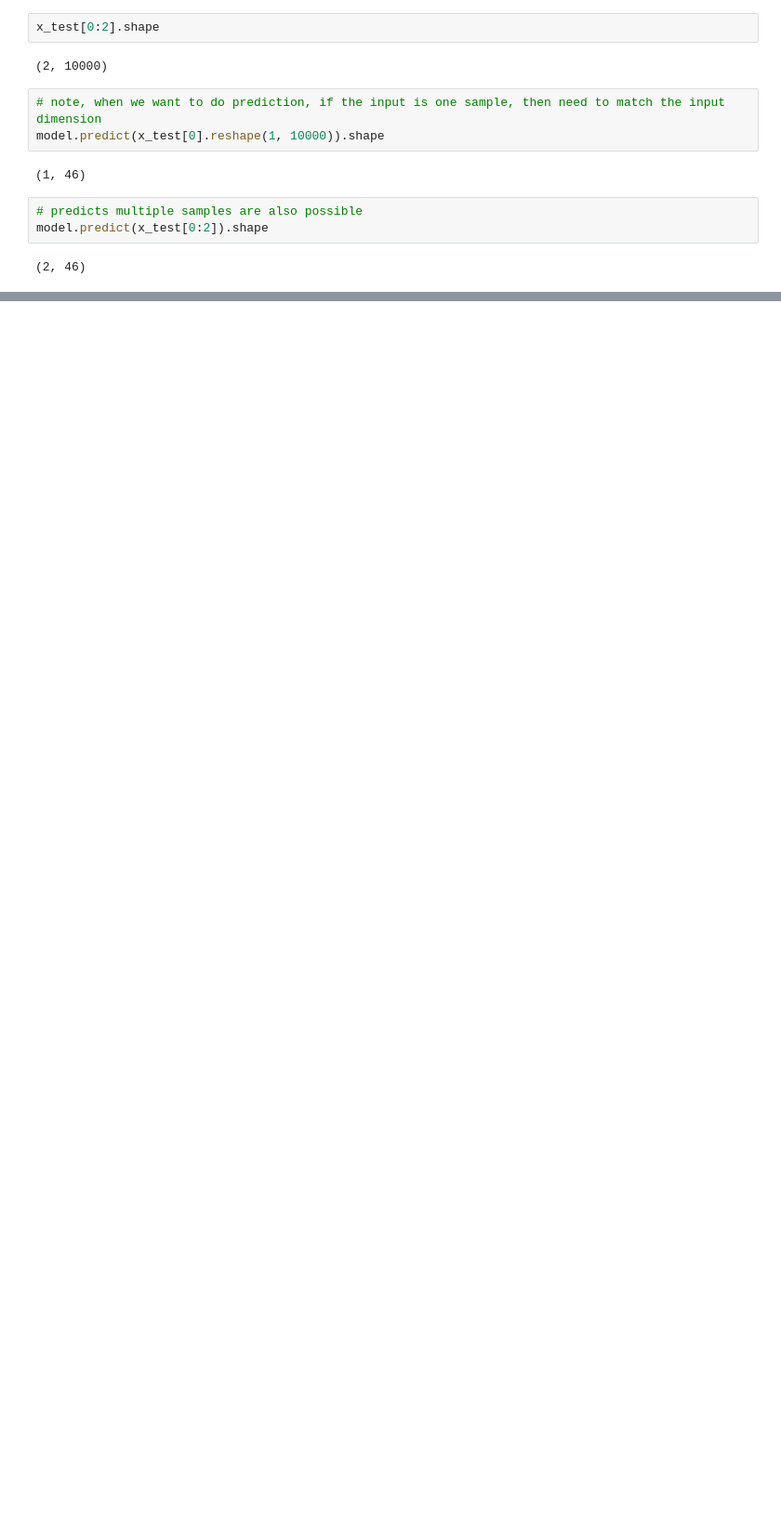
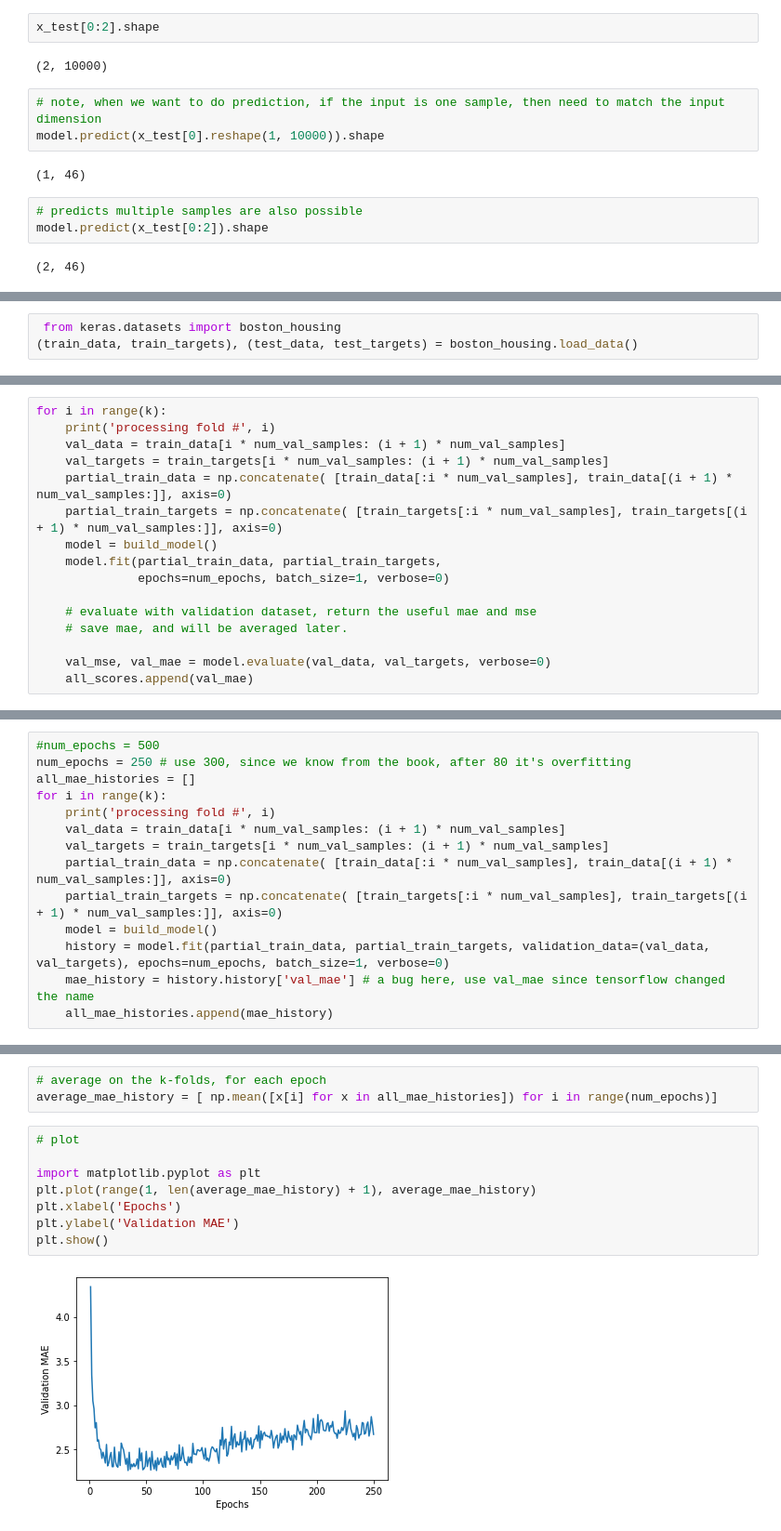
Before and after one commit to aiyuyun2015/tensor_flow, a Jupyter notebook: Python_Deep_Learning_Chapter3.ipynb, the cells around one changed output, grey strips where cells are left out. Shown at 93% size. Drawn from its saved outputs; the diff is of its cells as text; blank space fills up the shorter version.

```diff
--- a/Python_Deep_Learning_Chapter3.ipynb
+++ b/Python_Deep_Learning_Chapter3.ipynb
@@ -227,0 +236,3 @@ model.predict(x_test[0:2]).shape
+# %%
+ from keras.datasets import boston_housing
+(train_data, train_targets), (test_data, test_targets) = boston_housing.load_data()
@@ -227,0 +293,16 @@ model.predict(x_test[0:2]).shape
+# %%
+for i in range(k):
+    print('processing fold #', i)
+    val_data = train_data[i * num_val_samples: (i + 1) * num_val_samples]
+    val_targets = train_targets[i * num_val_samples: (i + 1) * num_val_samples]
+    partial_train_data = np.concatenate( [train_data[:i * num_val_samples], train_data[(i + 1) * num_val_samples:]], axis=0)
+    partial_train_targets = np.concatenate( [train_targets[:i * num_val_samples], train_targets[(i + 1) * num_val_samples:]], axis=0)
+    model = build_model()
+    model.fit(partial_train_data, partial_train_targets,
+              epochs=num_epochs, batch_size=1, verbose=0)
+
+    # evaluate with validation dataset, return the useful mae and mse
+    # save mae, and will be averaged later.
+
+    val_mse, val_mae = model.evaluate(val_data, val_targets, verbose=0)
+    all_scores.append(val_mae)
@@ -227,0 +322,14 @@ model.predict(x_test[0:2]).shape
+# %%
+#num_epochs = 500
+num_epochs = 250 # use 300, since we know from the book, after 80 it's overfitting
+all_mae_histories = []
+for i in range(k):
+    print('processing fold #', i)
+    val_data = train_data[i * num_val_samples: (i + 1) * num_val_samples]
+    val_targets = train_targets[i * num_val_samples: (i + 1) * num_val_samples]
+    partial_train_data = np.concatenate( [train_data[:i * num_val_samples], train_data[(i + 1) * num_val_samples:]], axis=0)
+    partial_train_targets = np.concatenate( [train_targets[:i * num_val_samples], train_targets[(i + 1) * num_val_samples:]], axis=0)
+    model = build_model()
+    history = model.fit(partial_train_data, partial_train_targets, validation_data=(val_data, val_targets), epochs=num_epochs, batch_size=1, verbose=0)
+    mae_history = history.history['val_mae'] # a bug here, use val_mae since tensorflow changed the name
+    all_mae_histories.append(mae_history)
@@ -227,0 +345,13 @@ model.predict(x_test[0:2]).shape
+# %%
+# average on the k-folds, for each epoch
+average_mae_history = [ np.mean([x[i] for x in all_mae_histories]) for i in range(num_epochs)]
+# %%
+# plot
+
+import matplotlib.pyplot as plt
+plt.plot(range(1, len(average_mae_history) + 1), average_mae_history)
+plt.xlabel('Epochs')
+plt.ylabel('Validation MAE')
+plt.show()
+# %% [output]
+[figure, added]
```
Also changed, not shown: parts of 36 cells of this notebook.
